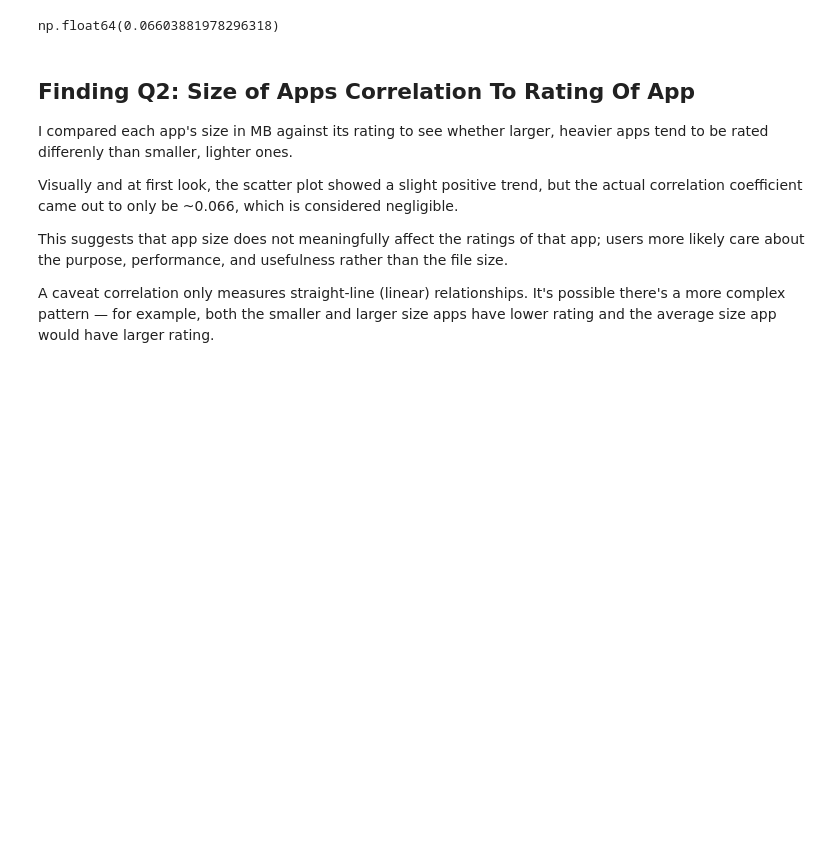
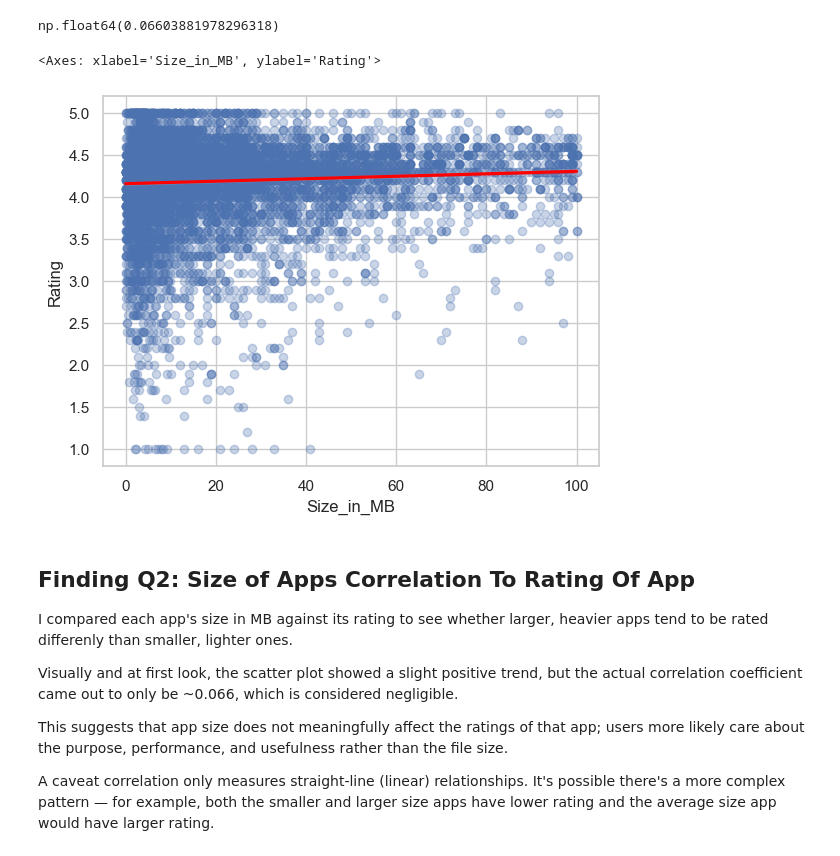
Before and after one commit to Harish-Senthilkumar/google-play-store-analysis, a Jupyter notebook: notebooks/analysis.ipynb, the cells around one changed output. Drawn from its saved outputs; the diff is of its cells as text; code cells hidden in the pictures; blank space fills up the shorter version.

Commit message:
added the regression line for scatter plot for Q2

```diff
--- a/notebooks/analysis.ipynb
+++ b/notebooks/analysis.ipynb
@@ -434,6 +438,17 @@ plt.show()
 size_analysis_df['Size_in_MB'].corr(size_analysis_df['Rating'])
 # %% [output]
 np.float64(0.06603881978296318)
+# %%
+# Lets see the regression line to visualize that correlation number
+sns.regplot(data=size_analysis_df, x='Size_in_MB', y='Rating',
+            scatter_kws={'alpha': 0.3},
+            line_kws={'color': 'red'})
+
+#After visualizing note: as we can see the regression line perfectly matches with the correlation number
+#There is no real correlation or relative trend found between these two column
+# %% [output]
+<Axes: xlabel='Size_in_MB', ylabel='Rating'>
+[figure, added]
 # %% [markdown]
 ## Finding Q2: Size of Apps Correlation To Rating Of App
 
```
Also changed, not shown: parts of 2 cells of this notebook.
